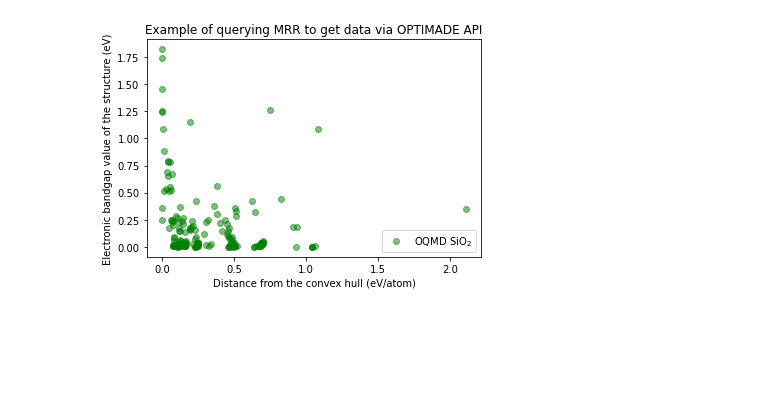
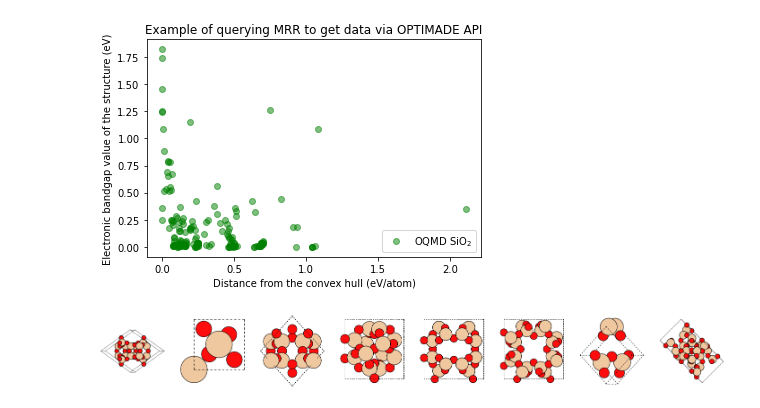
Before and after one commit to usnistgov/nmrr-optimade-demo, a Jupyter notebook: mrr_optimade_oqmd_query_demo.ipynb, the cells around one changed output. Drawn from its saved outputs; the diff is of its cells as text; code cells hidden in the pictures; blank space fills up the shorter version.

Commit message:
Plot random selection of structures and add optimade-python-tools and ASE requirement

```diff
--- a/mrr_optimade_oqmd_query_demo.ipynb
+++ b/mrr_optimade_oqmd_query_demo.ipynb
@@ -209,3 +209,27 @@ plt.legend(loc='lower right')
 plt.show()
 # %% [output]
 [figure]
+# %%
+# Use optimade-python-tools module to convert to Python data models, then visualise with ASE
+from optimade.adapters import Structure
+import warnings
+import random
+structures = []
+warnings.filterwarnings(action="ignore")
+
+for structure in random.sample(data, 9):
+    structure["attributes"]["elements_ratios"] = None
+    structure["attributes"]["species"] = None
+    try:
+        structures.append(Structure(structure))
+    except Exception as exc:
+        print(f'Error with structure ID: {structure["id"]}: {exc}')
+# %%
+from ase.visualize.plot import plot_atoms
+import matplotlib.pyplot as plt
+fig, axes = plt.subplots(1, 8, figsize=(25, 8))
+for ind, ax in enumerate(axes):
+    plot_atoms(structures[ind].as_ase, ax)
+    ax.set_axis_off()
+# %% [output]
+[figure, added]
```
Also changed, not shown: 1 other file.
